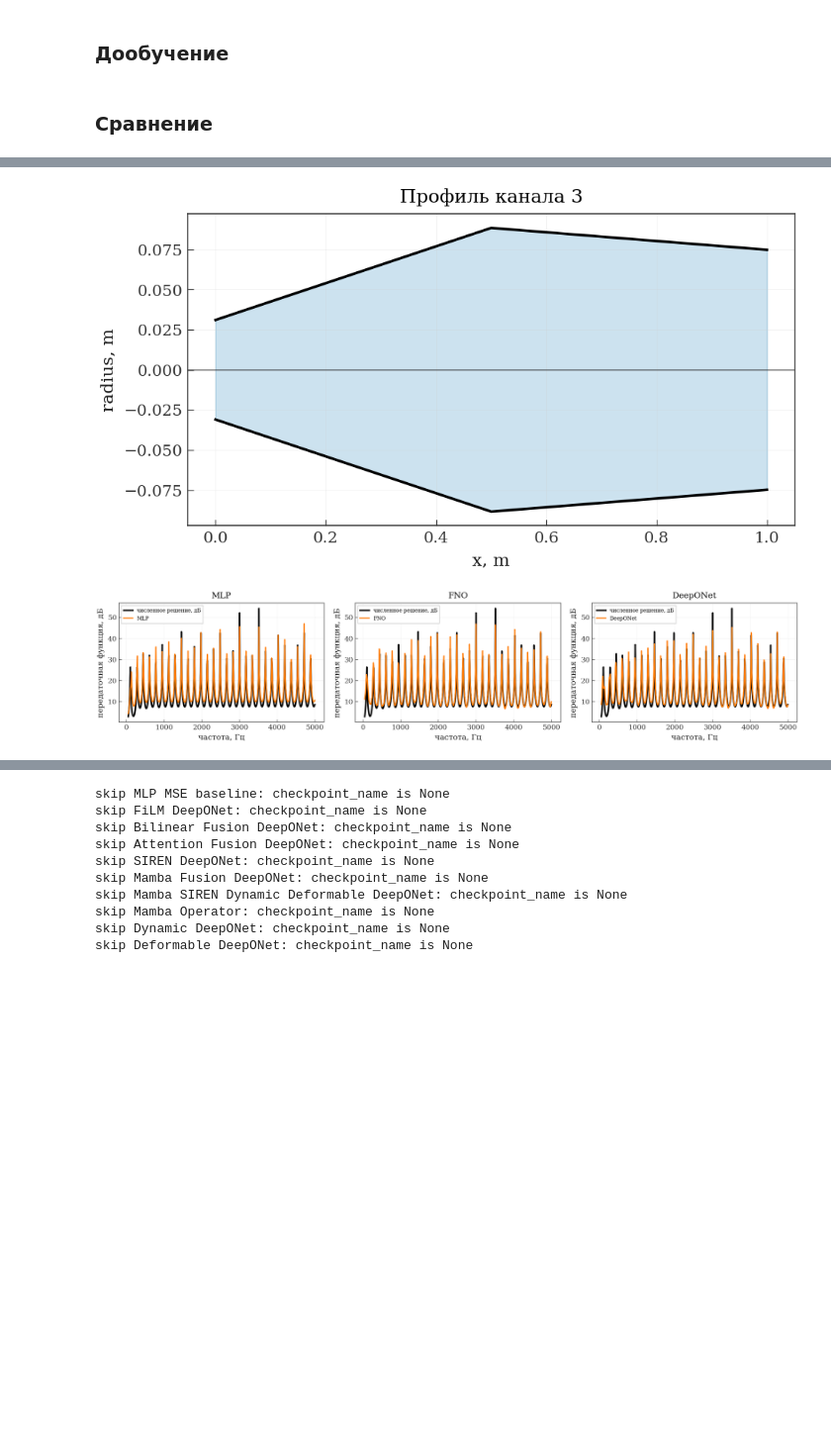
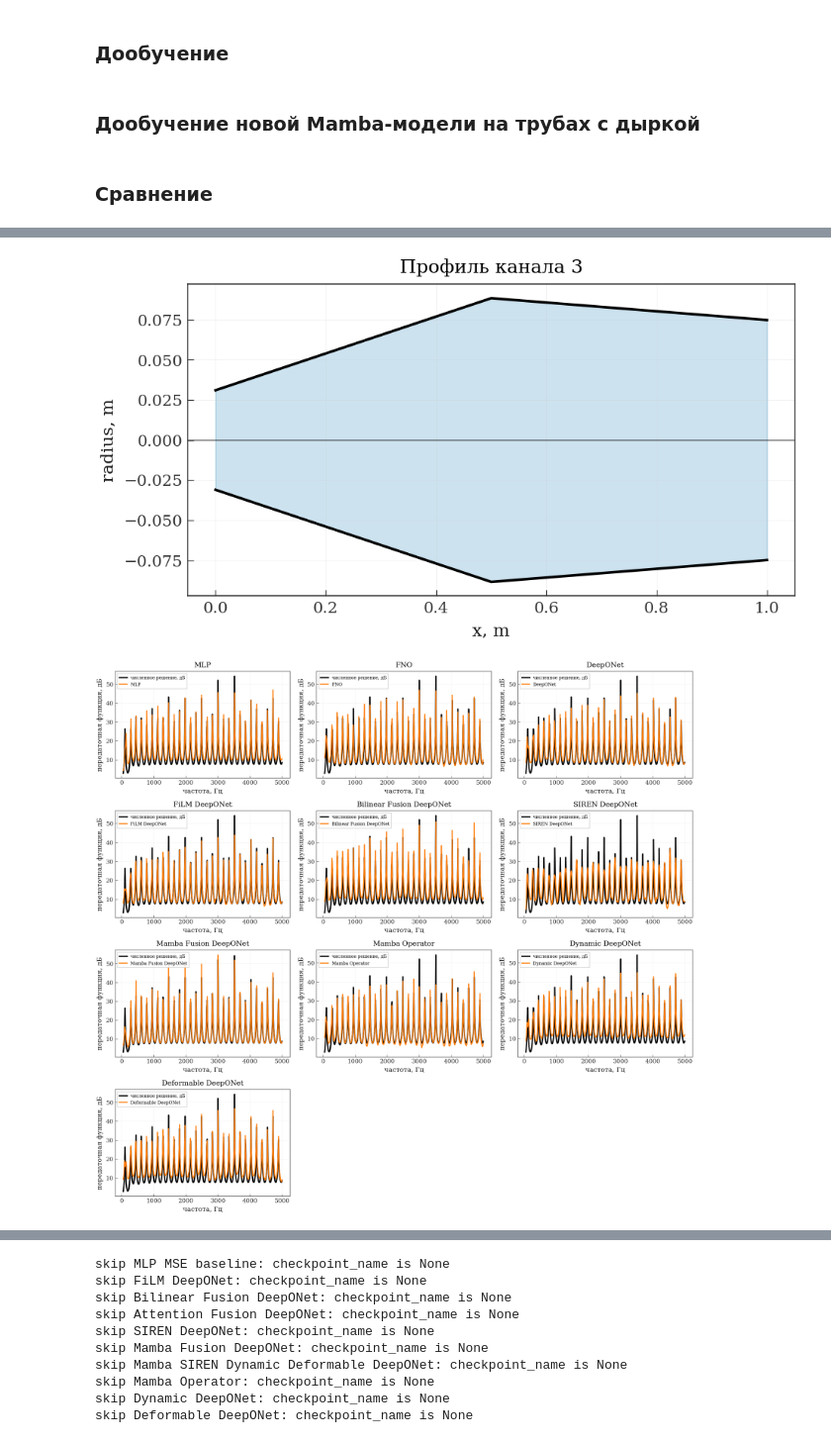
Before and after one commit to Erykalkin/webster, a Jupyter notebook: forward.ipynb, the cells around one changed output, grey strips where cells are left out. Shown at 99% size. Saved outputs shown, nothing was run; the diff lists cells and outputs as text; code cells hidden in the pictures; blank space fills up the shorter version.

```diff
--- a/forward.ipynb
+++ b/forward.ipynb
@@ -1264,8 +1266,8 @@ if globals().get("run_finetune", False):
 
     importlib.reload(utils)
 
-    finetune_model_name = "film_deeponet"  # "mlp", "mlp_mse", "fno", "deeponet", "film_deeponet", "bilinear_fusion_deeponet", "attention_fusion_deeponet", "siren_deeponet", "mamba_fusion_deeponet", "mamba_siren_dynamic_deformable_deeponet", "mamba_operator", "dynamic_deeponet", or "deformable_deeponet"
-    finetune_epochs = 50
+    finetune_model_name = "mamba_siren_dynamic_deformable_deeponet"  # "mlp", "mlp_mse", "fno", "deeponet", "film_deeponet", "bilinear_fusion_deeponet", "attention_fusion_deeponet", "siren_deeponet", "mamba_fusion_deeponet", "mamba_siren_dynamic_deformable_deeponet", "mamba_operator", "dynamic_deeponet", or "deformable_deeponet"
+    finetune_epochs = 5
     finetune_steps_per_epoch = steps_per_epoch
     finetune_val_steps = val_steps
     finetune_batch_size = mamba_operator_batch_size if finetune_model_name == "mamba_operator" else batch_size
@@ -1753,3 +1755,5 @@ if globals().get("run_finetune", False):
     )
 else:
     print("Fine-tuning skipped")
+# %% [markdown]
+### Дообучение новой Mamba-модели на трубах с дыркой
@@ -1777,20 +1924,20 @@ mamba_operator_checkpoint_name = None
 mlp_checkpoint_name = "mlp_db"
 fno_checkpoint_name = "fno_db"
 deeponet_checkpoint_name = "deeponet_db"
-# film_deeponet_checkpoint_name = "film_deeponet_db"
-# bilinear_fusion_deeponet_checkpoint_name = "bilinear_fusion_deeponet_db"
-# attention_fusion_deeponet_checkpoint_name = "attention_fusion_deeponet_db"
-# siren_deeponet_checkpoint_name = "siren_deeponet_db"
-# mamba_fusion_deeponet_checkpoint_name = "mamba_fusion_deeponet_db"
-# mamba_siren_dynamic_deformable_deeponet_checkpoint_name = "mamba_siren_dynamic_deformable_deeponet_db"
-# dynamic_deeponet_checkpoint_name = "dynamic_deeponet_new_db"
-# deformable_deeponet_checkpoint_name = "deformable_deeponet_db"
-# mamba_operator_checkpoint_name = "mamba_operator_db"
+film_deeponet_checkpoint_name = "film_deeponet_db"
+bilinear_fusion_deeponet_checkpoint_name = "bilinear_fusion_deeponet_db"
+attention_fusion_deeponet_checkpoint_name = "attention_fusion_deeponet_db"
+siren_deeponet_checkpoint_name = "siren_deeponet_db"
+mamba_fusion_deeponet_checkpoint_name = "mamba_fusion_deeponet_db"
+mamba_siren_dynamic_deformable_deeponet_checkpoint_name = "mamba_siren_dynamic_deformable_deeponet_db"
+dynamic_deeponet_checkpoint_name = "dynamic_deeponet_new_db"
+deformable_deeponet_checkpoint_name = "deformable_deeponet_db"
+mamba_operator_checkpoint_name = "mamba_operator_db"
 
 
 comparison_seed = 100_000
 comparison_sample_idx = 3
-comparison_image_title = "deep Mamba vs Mamba op"
+comparison_image_title = "ALL"
 comparison_batch = validation_preview_batch()
 
 def make_mlp_for_comparison():
@@ -2066,6 +2213,7 @@ model_specs = {
         "history_name": "mamba_siren_dynamic_deformable_deeponet_history",
         "batch_to_xy": deeponet_batch_to_xy,
     },
+
     "Mamba Operator": {
         "variable_name": "mamba_operator",
         "checkpoint_name": mamba_operator_checkpoint_name,
@@ -2100,7 +2248,7 @@ comparison_result = utils.compare_forward_models(
     image_title=comparison_image_title,
     output_dir="article/images",
     style=True,
-    save=True,
+    save=False,
     show=True,
     hide_titles=False,
     overwrite=True,
@@ -2128,5 +2277,5 @@ DeepONet                     MAE dB:   1.9273 | RMSE dB:   2.6462
 [figure]
-[figure, old version]
+[figure, new version]
 # %%
 history_comparison = utils.compare_training_histories(
     globals(),
```
Also changed, not shown: parts of 4 cells of this notebook, 1 other file.
